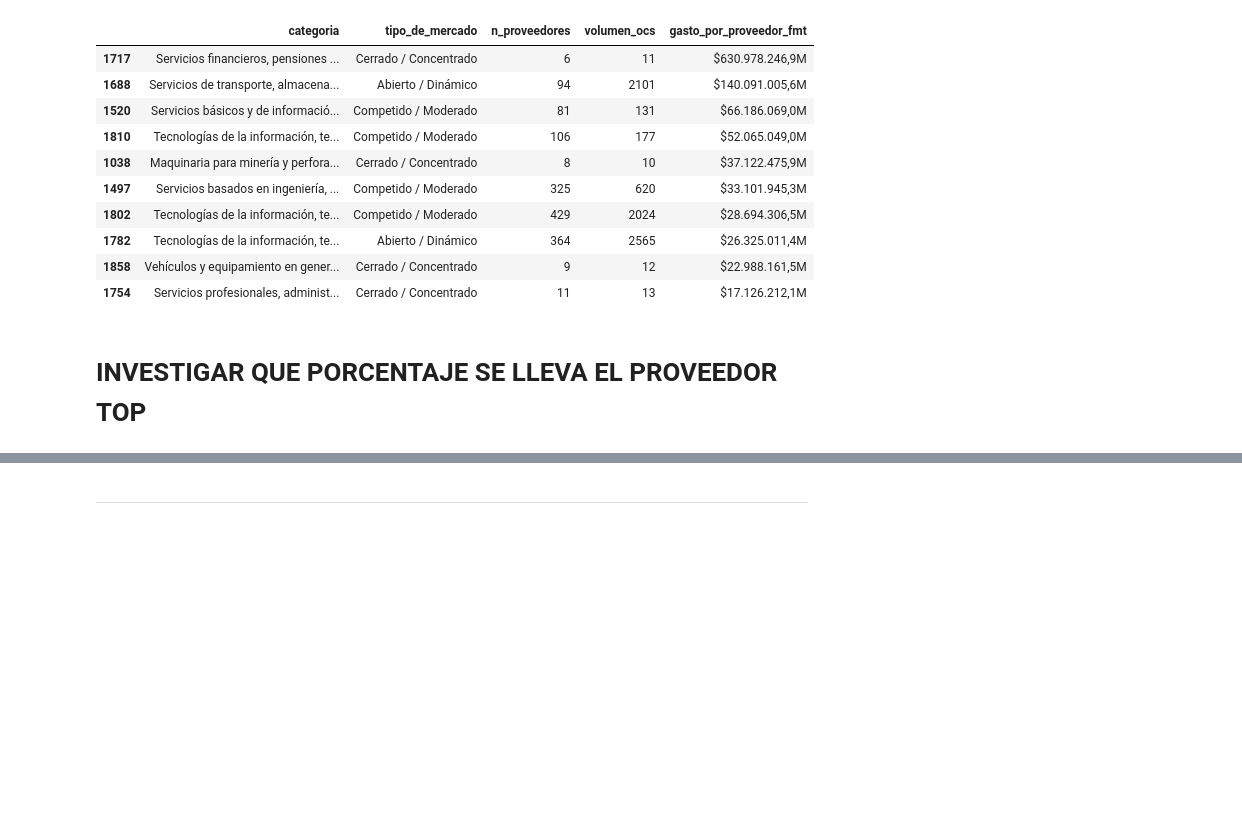
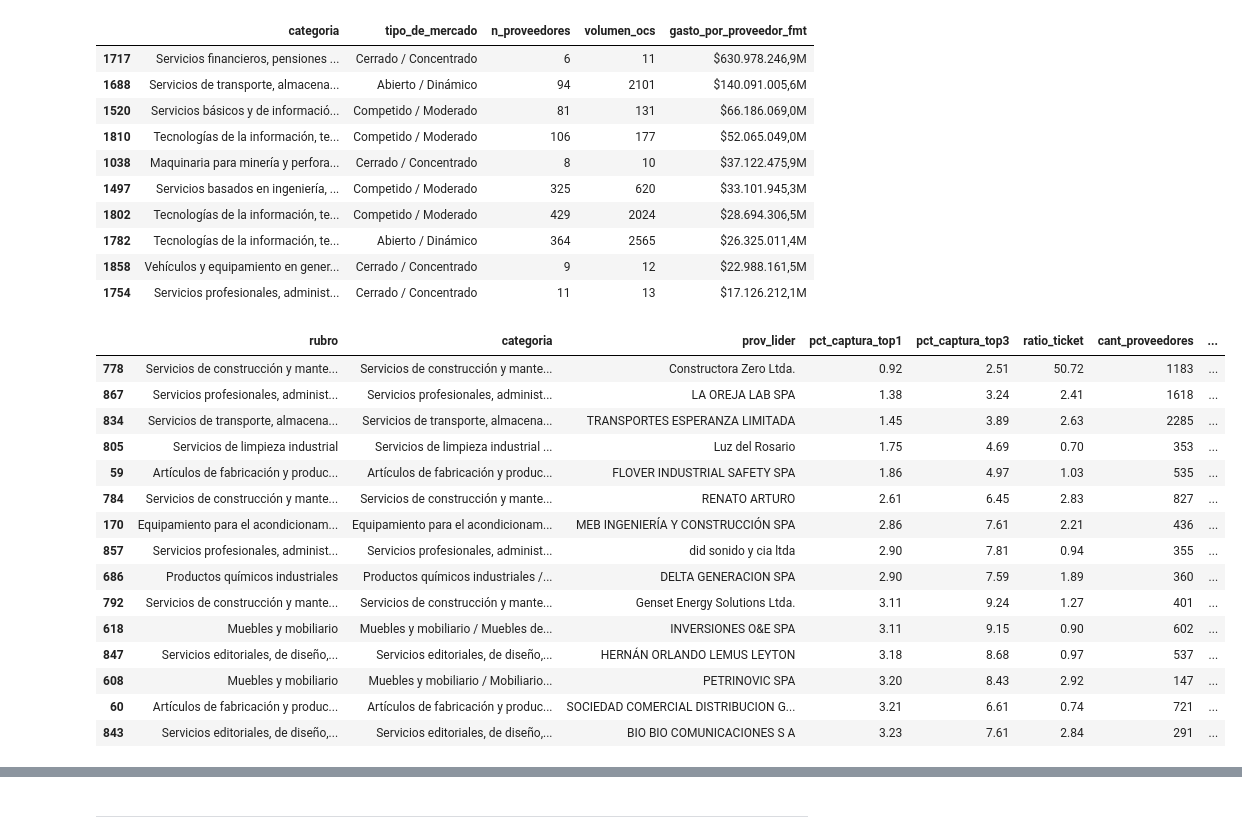
Before and after one commit to oscararayaoad-sys/mercado-publico-eda, a Jupyter notebook: notebooks/02_analyze_mercado_publico.ipynb, the cells around one changed output, grey strips where cells are left out. Cells and saved outputs as stored; diff of their text form; code cells hidden in the pictures; blank space fills up the shorter version.

```diff
--- a/notebooks/02_analyze_mercado_publico.ipynb
+++ b/notebooks/02_analyze_mercado_publico.ipynb
@@ -809,5 +809,77 @@ df_nichos.sort_values("gasto_por_proveedor", ascending=False)[
 | 1782 | Tecnologías de la información, te... | Abierto / Dinámico | 364 | 2565 | $26.325.011,4M |
 | 1858 | Vehículos y equipamiento en gener... | Cerrado / Concentrado | 9 | 12 | $22.988.161,5M |
 | 1754 | Servicios profesionales, administ... | Cerrado / Concentrado | 11 | 13 | $17.126.212,1M |
-# %% [markdown]
-# INVESTIGAR QUE PORCENTAJE SE LLEVA EL PROVEEDOR TOP #
+# %%
+def detectar_lideres_debiles(df, min_ordenes=15, max_top1_pct=30.0, max_top3_pct=50.0):
+    """
+    Filtra categorías que muestran mercados abiertos/competitivos donde el líder es débil.
+    """
+    # 1. Limpieza previa de outliers extremos (método IQR)
+    df_clean = limpiar_outliers_iqr(df)
+
+    resultados = []
+
+    for (rubro, categoria), g in df_clean.groupby(['rubro', 'categoria']):
+        if len(g) < min_ordenes:
+            continue
+
+        monto_total_cat = g['total_linea_neto'].sum()
+
+        monto_por_prov = (
+            g.groupby('nombre_proveedor')['total_linea_neto']
+            .sum()
+            .sort_values(ascending=False)
+        )
+
+        # Necesitamos al menos 3 proveedores para evaluar la dinámica
+        if len(monto_por_prov) < 3:
+            continue
+
+        prov_top1 = monto_por_prov.index[0]
+
+        pct_top1 = (monto_por_prov.iloc[0] / monto_total_cat) * 100
+        pct_top3 = (monto_por_prov.iloc[:3].sum() / monto_total_cat) * 100
+
+        ordenes_top1 = g[g['nombre_proveedor'] == prov_top1]['total_linea_neto']
+        ordenes_resto = g[g['nombre_proveedor'] != prov_top1]['total_linea_neto']
+
+        mediana_top1 = ordenes_top1.median()
+        mediana_resto = ordenes_resto.median() if not ordenes_resto.empty else np.nan
+        ratio_ticket = (mediana_top1 / mediana_resto) if (mediana_resto and mediana_resto > 0) else np.nan
+
+        # Filtro de Líder Débil
+        if pct_top1 <= max_top1_pct and pct_top3 <= max_top3_pct:
+            resultados.append({
+                'rubro': rubro,
+                'categoria': categoria,
+                'prov_lider': prov_top1,
+                'pct_captura_top1': pct_top1,
+                'pct_captura_top3': pct_top3,
+                'ratio_ticket': ratio_ticket,
+                'cant_proveedores': g['nombre_proveedor'].nunique(),
+                'total_ordenes_cat': len(g)
+            })
+
+    df_res = pd.DataFrame(resultados)
+    return df_res.sort_values(by='pct_captura_top1', ascending=True)
+
+# Ejecución
+df_lideres_debiles = detectar_lideres_debiles(df, min_ordenes=15, max_top1_pct=30.0, max_top3_pct=50.0)
+df_lideres_debiles.head(15)
+# %% [output]
+|  | rubro | categoria | prov_lider | pct_captura_top1 | pct_captura_top3 | ratio_ticket | cant_proveedores | ... |
+| 778 | Servicios de construcción y mante... | Servicios de construcción y mante... | Constructora Zero Ltda. | 0.92 | 2.51 | 50.72 | 1183 | ... |
+| 867 | Servicios profesionales, administ... | Servicios profesionales, administ... | LA OREJA LAB SPA | 1.38 | 3.24 | 2.41 | 1618 | ... |
+| 834 | Servicios de transporte, almacena... | Servicios de transporte, almacena... | TRANSPORTES ESPERANZA LIMITADA | 1.45 | 3.89 | 2.63 | 2285 | ... |
+| 805 | Servicios de limpieza industrial | Servicios de limpieza industrial ... | Luz del Rosario | 1.75 | 4.69 | 0.70 | 353 | ... |
+| 59 | Artículos de fabricación y produc... | Artículos de fabricación y produc... | FLOVER INDUSTRIAL SAFETY SPA | 1.86 | 4.97 | 1.03 | 535 | ... |
+| 784 | Servicios de construcción y mante... | Servicios de construcción y mante... | RENATO ARTURO | 2.61 | 6.45 | 2.83 | 827 | ... |
+| 170 | Equipamiento para el acondicionam... | Equipamiento para el acondicionam... | MEB INGENIERÍA Y CONSTRUCCIÓN SPA | 2.86 | 7.61 | 2.21 | 436 | ... |
+| 857 | Servicios profesionales, administ... | Servicios profesionales, administ... | did sonido y cia ltda | 2.90 | 7.81 | 0.94 | 355 | ... |
+| 686 | Productos químicos industriales | Productos químicos industriales /... | DELTA GENERACION SPA | 2.90 | 7.59 | 1.89 | 360 | ... |
+| 792 | Servicios de construcción y mante... | Servicios de construcción y mante... | Genset Energy Solutions Ltda. | 3.11 | 9.24 | 1.27 | 401 | ... |
+| 618 | Muebles y mobiliario | Muebles y mobiliario / Muebles de... | INVERSIONES O&E SPA | 3.11 | 9.15 | 0.90 | 602 | ... |
+| 847 | Servicios editoriales, de diseño,... | Servicios editoriales, de diseño,... | HERNÁN ORLANDO LEMUS LEYTON | 3.18 | 8.68 | 0.97 | 537 | ... |
+| 608 | Muebles y mobiliario | Muebles y mobiliario / Mobiliario... | PETRINOVIC SPA | 3.20 | 8.43 | 2.92 | 147 | ... |
+| 60 | Artículos de fabricación y produc... | Artículos de fabricación y produc... | SOCIEDAD COMERCIAL DISTRIBUCION G... | 3.21 | 6.61 | 0.74 | 721 | ... |
+| 843 | Servicios editoriales, de diseño,... | Servicios editoriales, de diseño,... | BIO BIO COMUNICACIONES S A | 3.23 | 7.61 | 2.84 | 291 | ... |
```
Also changed, not shown: parts of 11 cells of this notebook, 7 other files.
